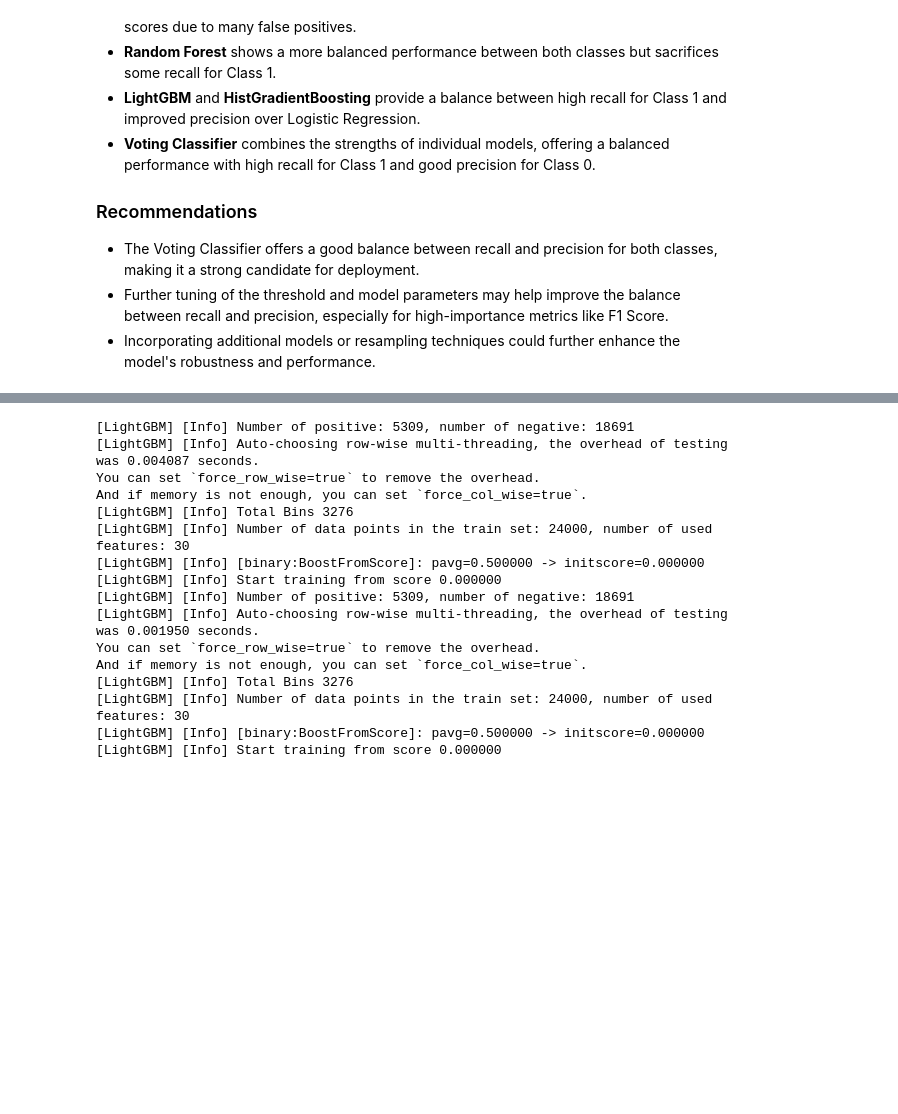
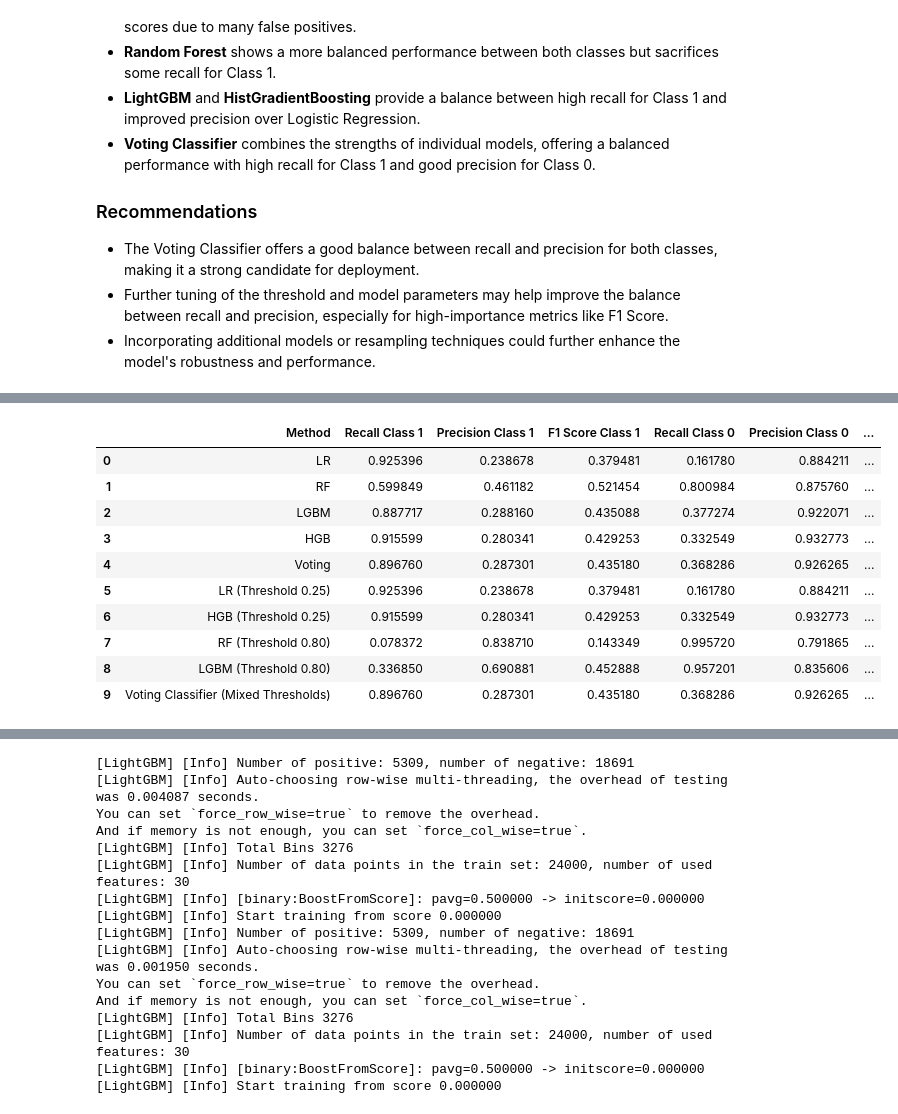
Before and after one commit to micah-shull/Machine_Learning_Pipelines, a Jupyter notebook: pipelines_16_ensemble_02_stacking_01.ipynb, the cells around one changed output, grey strips where cells are left out. Saved outputs shown, nothing was run; the diff lists cells and outputs as text; code cells hidden in the pictures; blank space fills up the shorter version.

Commit message:
Apply low and high threshold to high recall class 1 and high precision class 0. Collect metrics, analyze, interpret results.

```diff
--- a/pipelines_16_ensemble_02_stacking_01.ipynb
+++ b/pipelines_16_ensemble_02_stacking_01.ipynb
@@ -311,0 +515,14 @@ Then use RF and LGBM for precsion for class 1
+# %%
+combined_results_df
+# %% [output]
+|  | Method | Recall Class 1 | Precision Class 1 | F1 Score Class 1 | Recall Class 0 | Precision Class 0 | ... |
+| 0 | LR | 0.925396 | 0.238678 | 0.379481 | 0.161780 | 0.884211 | ... |
+| 1 | RF | 0.599849 | 0.461182 | 0.521454 | 0.800984 | 0.875760 | ... |
+| 2 | LGBM | 0.887717 | 0.288160 | 0.435088 | 0.377274 | 0.922071 | ... |
+| 3 | HGB | 0.915599 | 0.280341 | 0.429253 | 0.332549 | 0.932773 | ... |
+| 4 | Voting | 0.896760 | 0.287301 | 0.435180 | 0.368286 | 0.926265 | ... |
+| 5 | LR (Threshold 0.25) | 0.925396 | 0.238678 | 0.379481 | 0.161780 | 0.884211 | ... |
+| 6 | HGB (Threshold 0.25) | 0.915599 | 0.280341 | 0.429253 | 0.332549 | 0.932773 | ... |
+| 7 | RF (Threshold 0.80) | 0.078372 | 0.838710 | 0.143349 | 0.995720 | 0.791865 | ... |
+| 8 | LGBM (Threshold 0.80) | 0.336850 | 0.690881 | 0.452888 | 0.957201 | 0.835606 | ... |
+| 9 | Voting Classifier (Mixed Thresholds) | 0.896760 | 0.287301 | 0.435180 | 0.368286 | 0.926265 | ... |
```
Also changed, not shown: parts of 9 cells of this notebook.
